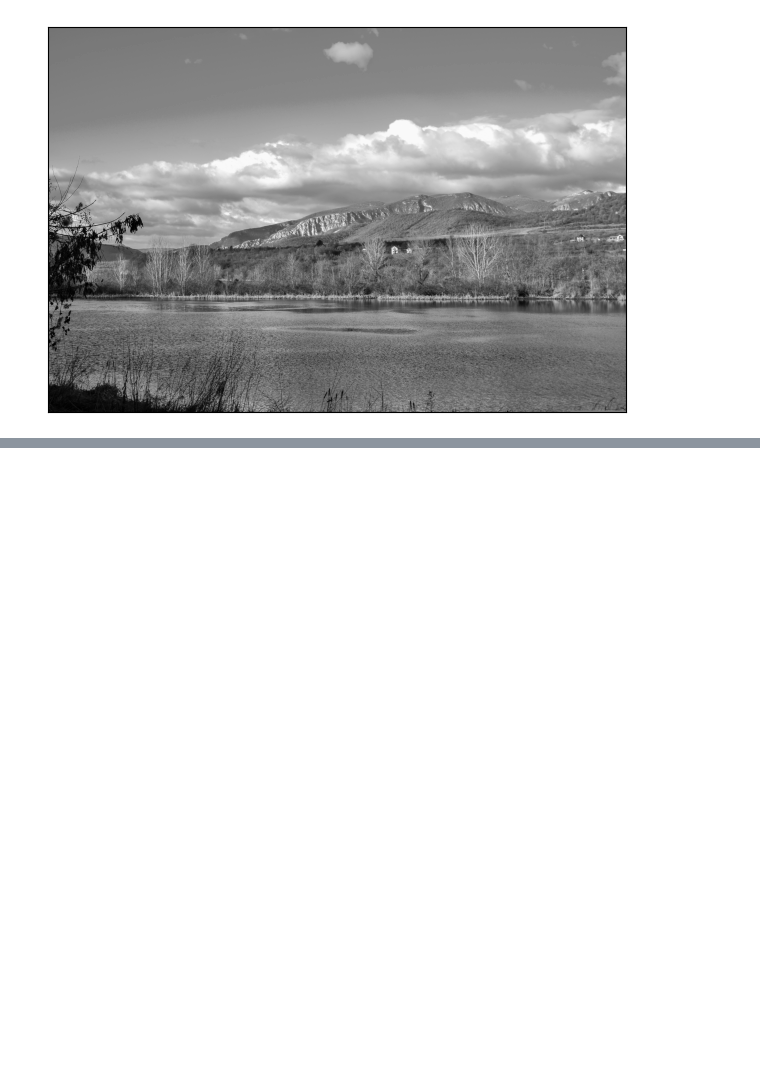
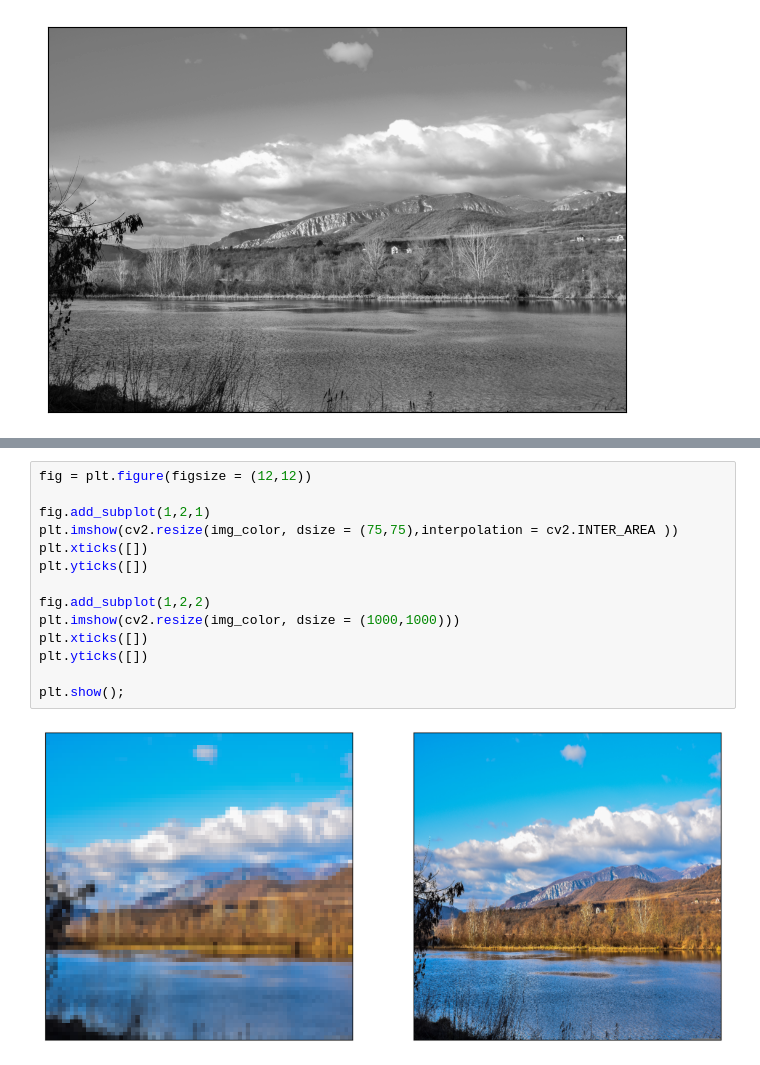
Before and after one commit to dgando-bit/Computer-Vision-Pipeline, a Jupyter notebook: dl/experiments/cv.ipynb, the cells around one changed output, grey strips where cells are left out. Drawn from its saved outputs; the diff is of its cells as text; blank space fills up the shorter version.

```diff
--- a/dl/experiments/cv.ipynb
+++ b/dl/experiments/cv.ipynb
@@ -26,0 +83,16 @@ plt.show();
+# %%
+fig = plt.figure(figsize = (12,12))
+
+fig.add_subplot(1,2,1)
+plt.imshow(cv2.resize(img_color, dsize = (75,75),interpolation = cv2.INTER_AREA ))
+plt.xticks([])
+plt.yticks([])
+
+fig.add_subplot(1,2,2)
+plt.imshow(cv2.resize(img_color, dsize = (1000,1000)))
+plt.xticks([])
+plt.yticks([])
+
+plt.show();
+# %% [output]
+[figure, added]
```
Also changed, not shown: parts of 6 cells of this notebook, 1 other file.
